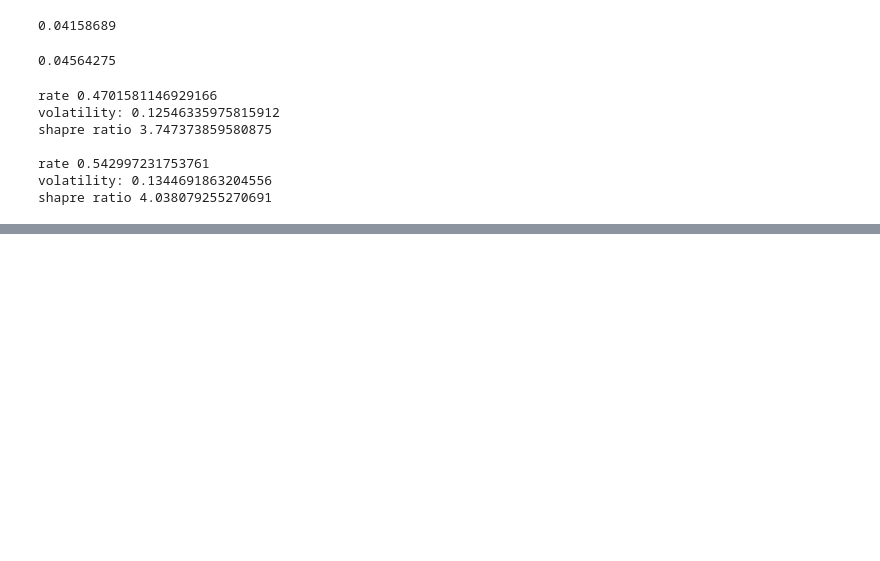
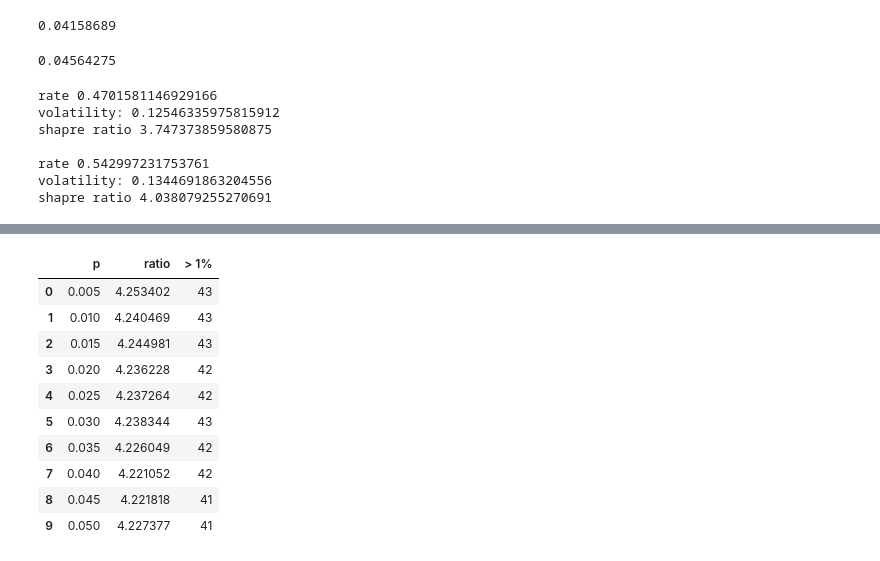
Before and after one commit to TheKompot/FinMatproject, a Jupyter notebook: genetic_alg_portfolio.ipynb, the cells around one changed output, grey strips where cells are left out. Cells and saved outputs as stored; diff of their text form; code cells hidden in the pictures; blank space fills up the shorter version.

```diff
--- a/genetic_alg_portfolio.ipynb
+++ b/genetic_alg_portfolio.ipynb
@@ -243,0 +384,16 @@ shapre ratio 4.038079255270691
+# %%
+viac = [int(45-i) for i in menej]
+df_p = pd.DataFrame({"p":[0.005, 0.010, 0.015, 0.020, 0.025, 0.030, 0.035, 0.040, 0.045, 0.050],"ratio": the_best, "> 1%":viac})
+df_p
+# %% [output]
+|  | p | ratio | > 1% |
+| 0 | 0.005 | 4.253402 | 43 |
+| 1 | 0.010 | 4.240469 | 43 |
+| 2 | 0.015 | 4.244981 | 43 |
+| 3 | 0.020 | 4.236228 | 42 |
+| 4 | 0.025 | 4.237264 | 42 |
+| 5 | 0.030 | 4.238344 | 43 |
+| 6 | 0.035 | 4.226049 | 42 |
+| 7 | 0.040 | 4.221052 | 42 |
+| 8 | 0.045 | 4.221818 | 41 |
+| 9 | 0.050 | 4.227377 | 41 |
```
Also changed, not shown: parts of 13 cells of this notebook.
